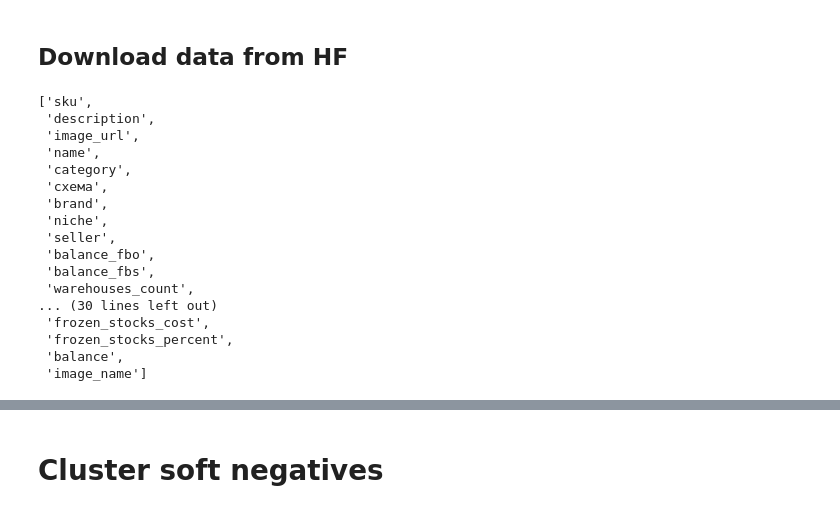
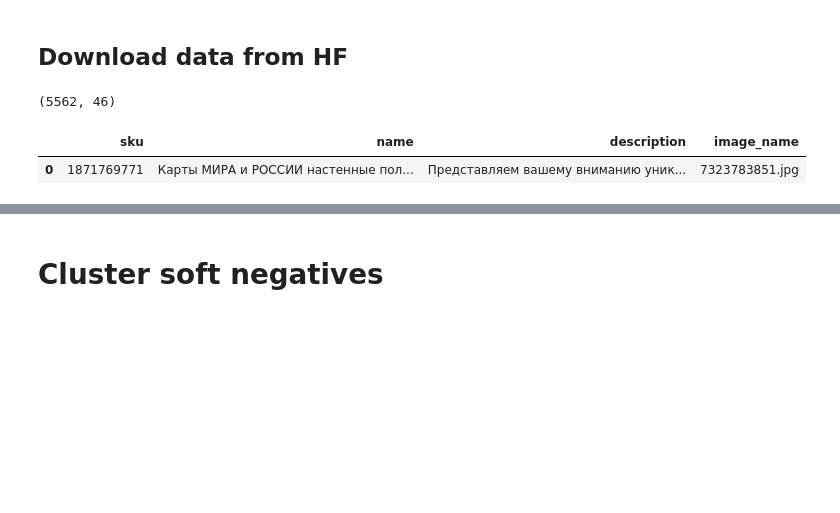
Before and after one commit to tony-pitchblack/marketplace_analytics, a Jupyter notebook: clip-siamese/contrastive_train_data-spliting-by-query.ipynb, the cells around one changed output, grey strips where cells are left out. Drawn from its saved outputs; the diff is of its cells as text; code cells hidden in the pictures; blank space fills up the shorter version.

```diff
--- a/clip-siamese/contrastive_train_data-spliting-by-query.ipynb
+++ b/clip-siamese/contrastive_train_data-spliting-by-query.ipynb
@@ -124,8 +128,7 @@ CONTRASTIVE_MARGIN=1.5
 # %%
 ## CHOOSE DATA #########################################################
 
-DATA_PATH=  'data/'
-SOURCE_TABLE_NAME = 'tables_OZ_geo_5500/processed/OZ_geo_5500.csv'
+DATA_PATH= 'data/'
 
 # --- Load source_df and pairwise_mapping_df from Parquet ---
 SOURCE_TABLE_NAME = 'tables_OZ_geo_5500/processed/OZ_geo_5500.csv' # TODO: OZ_geo_5500_manual-edit.csv
@@ -841,24 +847,13 @@ with zipfile.ZipFile(f"data/{IMG_DATASET_NAME}.zip", 'r') as zip_ref:
     zip_ref.extractall("data/")
 # %%
 source_df = pd.read_csv(DATA_PATH + SOURCE_TABLE_NAME)
-source_df.columns.tolist()
+print(source_df.shape)
+
+# source_df.columns.tolist()
+source_df[['sku', 'name', 'description', 'image_name']].head(1)
 # %% [output]
-['sku',
- 'description',
- 'image_url',
- 'name',
- 'category',
- 'схема',
- 'brand',
- 'niche',
- 'seller',
- 'balance_fbo',
- 'balance_fbs',
- 'warehouses_count',
-... (30 lines left out)
- 'frozen_stocks_cost',
- 'frozen_stocks_percent',
- 'balance',
- 'image_name']
+(5562, 46)
+|  | sku | name | description | image_name |
+| 0 | 1871769771 | Карты МИРА и РОССИИ настенные пол... | Представляем вашему вниманию уник... | 7323783851.jpg |
 # %%
 pairwise_mapping_df = pd.read_parquet(DATA_PATH + PAIRWISE_TABLE_NAME)
```
Also changed, not shown: parts of 21 cells of this notebook, 1 other file.
